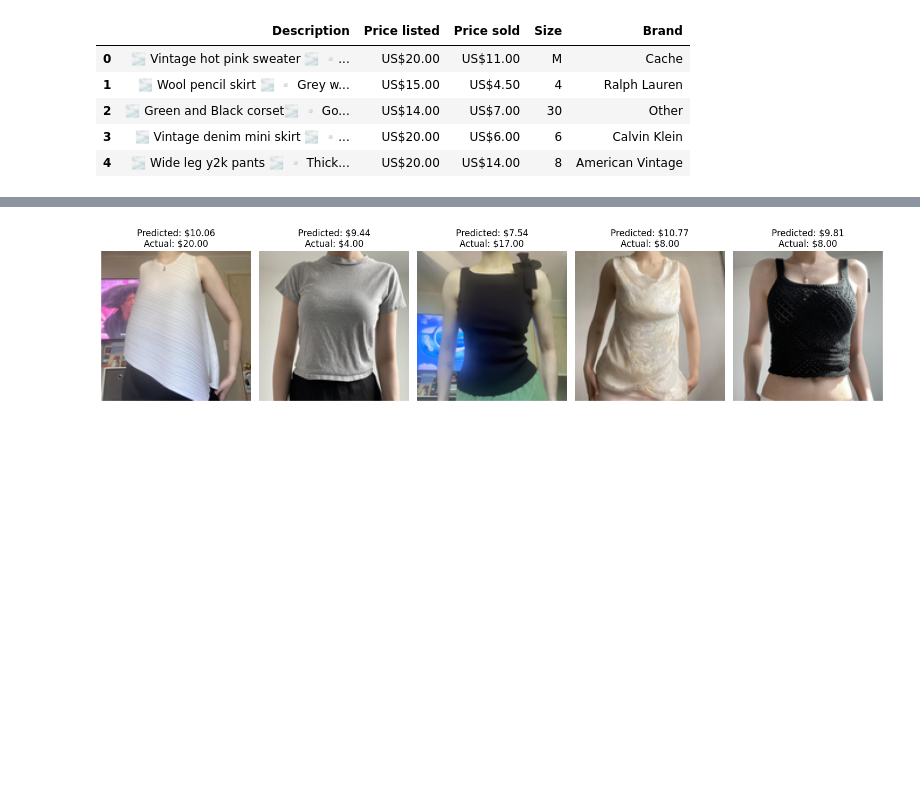
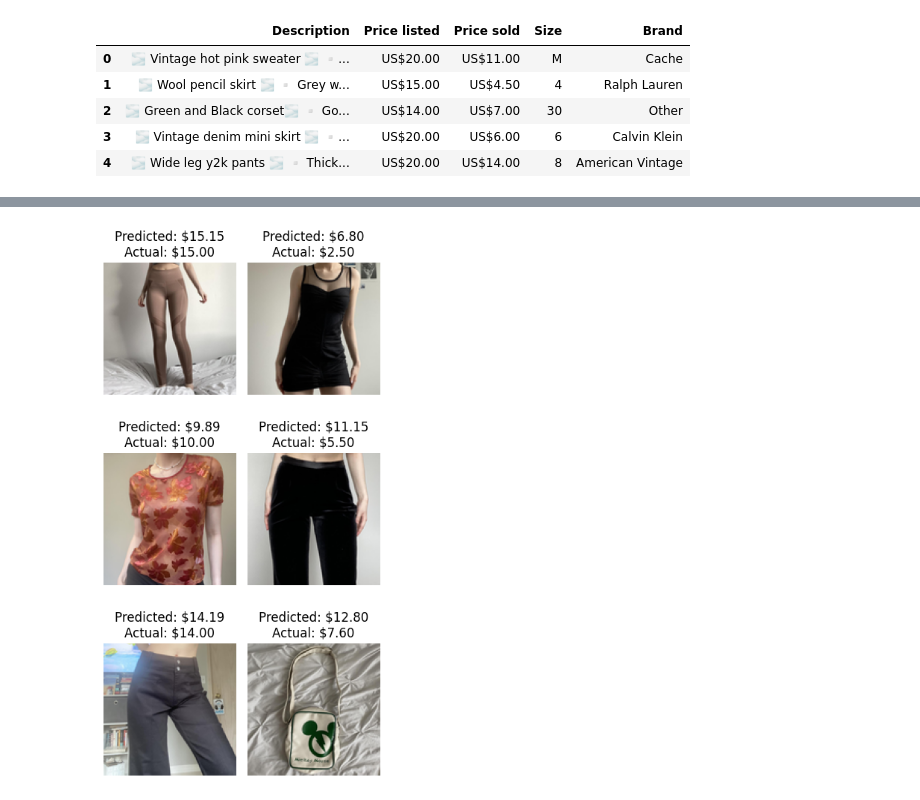
Before and after one commit to mmlegate/Depop-Data-Analysis, a Jupyter notebook: depop_cnn.ipynb, the cells around one changed output, grey strips where cells are left out. Drawn from its saved outputs; the diff is of its cells as text; code cells hidden in the pictures; blank space fills up the shorter version.

```diff
--- a/depop_cnn.ipynb
+++ b/depop_cnn.ipynb
@@ -416,10 +428,14 @@ train_loss_list = []
 avg_train_loss_list = []
 val_loss_list = []
 
-# Lists to store MAE values for each epoch
+# Lists to store MAPE values for each epoch
 train_accuracy_list = []
 val_accuracy_list = []
 
+# Initialize PrettyTable to keep track of epoch progress
+log_table = PrettyTable(["Epoch", "Training Loss", "Training MAPE", "Validation Loss", "Validation MAPE"])
+
+# Initialize function for calculating MAPE at each stage
 def calculate_mape(predictions, actuals):
     """
     Calculate Mean Absolute Percentage Error (MAPE).
@@ -435,4 +451,9 @@ def calculate_mape(predictions, actuals):
     percentage_error = torch.abs((actuals - predictions) / (actuals + epsilon)) * 100
     mape = percentage_error.mean().item()  # Take the average over all predictions
     return mape
+# %%
+# Define learning rates preferred for each stage
+lr_transformer = 1e-5
+lr_cnn = 1e-4
+lr_fc = 1e-3
 # %%
@@ -585,36 +686,43 @@ calculate_mape(torch.tensor(predictions),torch.tensor(actuals))
 # %%
-# Now we'll visualize model performance
-num_samples = 5  # Adjust based on how many you want to see
-real_values = actuals[-num_samples: ]
-predicted_values = predictions[-num_samples: ]
-
 # Define the mean and std values used for normalization
 mean = torch.tensor([0.485, 0.456, 0.406])
 std = torch.tensor([0.229, 0.224, 0.225])
 
 # Function to reverse normalization
 def reverse_normalize(tensor):
     return tensor * std[:, None, None] + mean[:, None, None]
 
-plt.figure(figsize=(15, 10))
+# Initialize figure for visualization
+fig = plt.figure(figsize=(4, 8))
+spec = mpl.gridspec.GridSpec(ncols=2, nrows=num_samples)
 
-for i  in range(1, num_samples + 1):
-    image_tensor = test_batch['images'][-num_samples + i - 1]  # Extract the features for the idx
+# Loop through each best/worst prediction and plot
+for i  in range(num_samples * 2):
+    # Depending on the parity of i, we know if we're plotting a best or worst prediction
+    if i % 2 == 1:
+        ref_list = worst_list
+        j = 1 # Odd parity on the right (worst)
+    else:
+        ref_list = best_list
+        j = 0 # Even parity on the left (best)
+
+    # Extract image and values for plotting
+    image_tensor = ref_list[i // 2]['Image']
+    actual_price = ref_list[i // 2]['Actual'].item()  # Ensure it's a scalar
+    predicted_price = ref_list[i // 2]['Predicted'].item()  # Ensure it's a scalar
     image = image_tensor.view(3, 128, 128)  # Reshape to (C, H, W)
     image = reverse_normalize(image)  # Apply reverse normalization
-    actual_price = real_values[i - 1].item()  # Ensure it's a scalar
-    predicted_price = predicted_values[i - 1].item()  # Ensure it's a scalar
 
-    # Transpose to HxWxC for visualization
+    # Transpose image to HxWxC for visualization
     image = image.permute(1, 2, 0).cpu().numpy()  # Convert to HxWxC for plt.imshow
 
-    # Plotting
-    plt.subplot(2, num_samples, i)
+    # Plot the image and data values
+    ax = fig.add_subplot(spec[i // 2, j])
     plt.imshow(image)  # Display the image
     plt.axis('off')  # Hide axes
     plt.title(f'Predicted: ${predicted_price:.2f}\nActual: ${actual_price:.2f}')  # Show prices
 
 plt.tight_layout()  # Adjust layout to prevent overlap
 plt.show()
 # %% [output]
-[figure, old version]
+[figure, new version]
```
Also changed, not shown: parts of 25 cells of this notebook.
